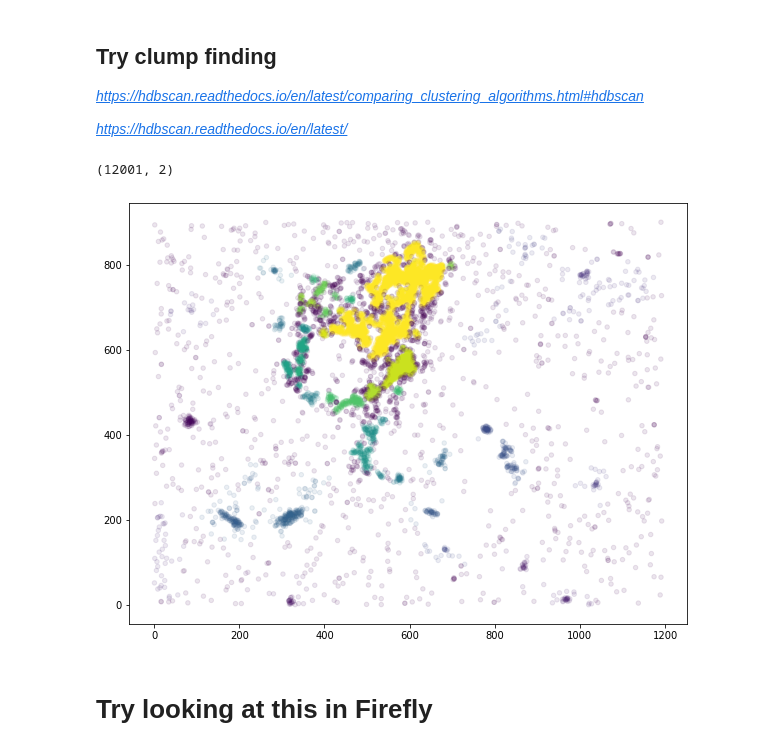
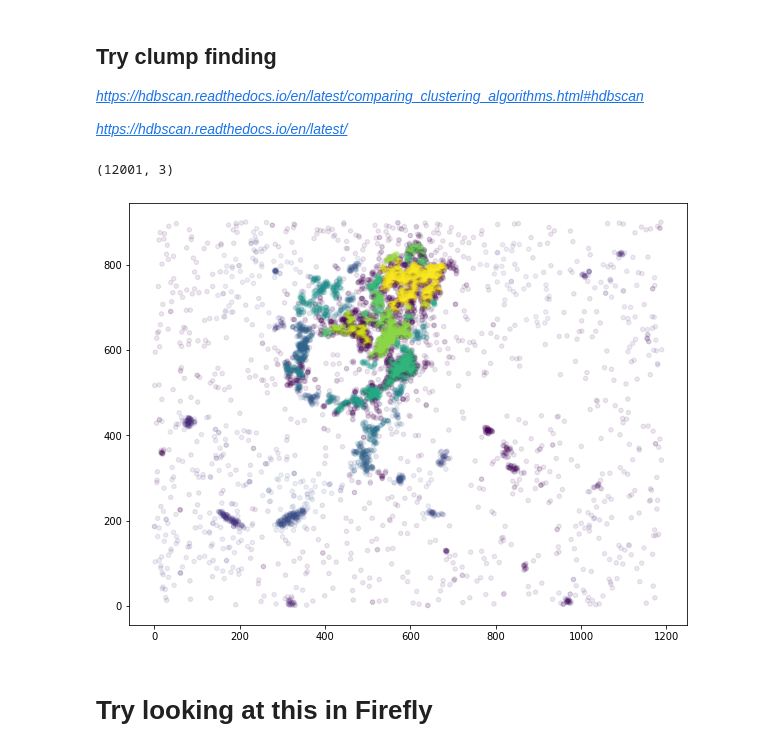
Before and after one commit to ageller/UniviewVoorwerp, a Jupyter notebook: rawdata/VoorwerpParticles.ipynb, the cells around one changed output. Drawn from its saved outputs; the diff is of its cells as text; code cells hidden in the pictures.

```diff
--- a/rawdata/VoorwerpParticles.ipynb
+++ b/rawdata/VoorwerpParticles.ipynb
@@ -62,10 +62,11 @@ resampleX = []
 resampleY = []
 resampleZ = []
 resampleRGB = []
+resampleL = []
 resampleRGBA = []
 norm = 1.#0.1
 
-zfac = 50. #scaling factor fo gaussian distribution of points based on luminance
+zfac = 30. #scaling factor fo gaussian distribution of points based on luminance
 zmax = 25
 cx = 500
 cy = 650
@@ -92,9 +93,12 @@ for i in range(ny)[775:]:
         xval = np.arange(len(row))[xx]
         yval = i
         yline = xval + 150
+        xline = 1200 - yval
         #pxy = (np.abs(yval - yline) + np.abs(xval - cx))/(cx + cy) #centered on y = x + 150
         #pxy = np.abs(yval - yline)/cy #centered on y = x + 150
-        pxy = (xval - cx)**2./(0.4*cx)**2. + (yval - yline)**2./cy**2. #elliptical paraboloid
+        #pxy = (xval - cx)**2./(0.4*cx)**2. + (yval - yline)**2./cy**2. #elliptical paraboloid
+        #pxy = (xval - xline)**2./cx**2. #elliptical paraboloid
+        pxy = (yval - yline)**2./cy**2. #elliptical paraboloid
         loc = zlfac*pxy**2.
         #loc = np.zeros_like(pxy)
 
@@ -113,6 +117,7 @@ for i in range(ny)[775:]:
         #print(loc, i, (i - cy), (np.arange(len(row))[xx] - cx))
 
         resampleZ.extend(np.random.normal(size=n, scale=scale, loc=loc))
+        resampleL.extend(row[xx])
 
         resampleRGB.extend((imarray[i,xx,:]/255.).tolist())
         resampleRGBA.extend( np.array([imarray[i,xx,0]/255., imarray[i,xx,1]/255., imarray[i,xx,2]/255., np.ones(len(xx))]).T.tolist())
@@ -125,6 +130,9 @@ ax1.set_aspect('equal')
 xval = np.arange(1200)
 yval = xval + 150
 ax1.plot(xval, yval)
+yval = np.arange(1200)
+xval = -yval + 1200
+ax1.plot(xval, yval)
 ax1.plot()
 ax2.imshow(imarray)#luminance, cmap='Greys')
 # %% [output]
@@ -156,14 +147,22 @@ FigureCanvasNbAgg()
 # %%
 %matplotlib inline
 
-data = np.array([resampleX, resampleY]).T
+data = np.array([resampleX, resampleY, resampleL]).T
 print(data.shape)
 
-labels = hdbscan.HDBSCAN(min_cluster_size=15).fit_predict(data)
+labels = hdbscan.HDBSCAN(min_cluster_size=20, min_samples=4).fit_predict(data)
 
 f,ax = plt.subplots(figsize=(10,10))
 ax.scatter(data.T[0], data.T[1], c=labels, cmap='viridis', s=20, alpha=0.1)
 ax.set_aspect('equal')
+
+ulabels = np.array(list(set(labels)))
+offZ = np.random.normal(size=len(ulabels), scale=20)
+#print(ulabels, offZ)
+for i,z in enumerate(resampleZ):
+    if (labels[i] > 0):# and resampleX[i] > 1100 - resampleY[i]): #keep the circle as one unit
+        xx = np.where(ulabels == labels[i])[0]
+        resampleZ[i] += offZ[xx][0]
 # %% [output]
-(12001, 2)
+(12001, 3)
-[figure, old version]
+[figure, new version]
```
Also changed, not shown: parts of 8 cells of this notebook, 1 other file.
